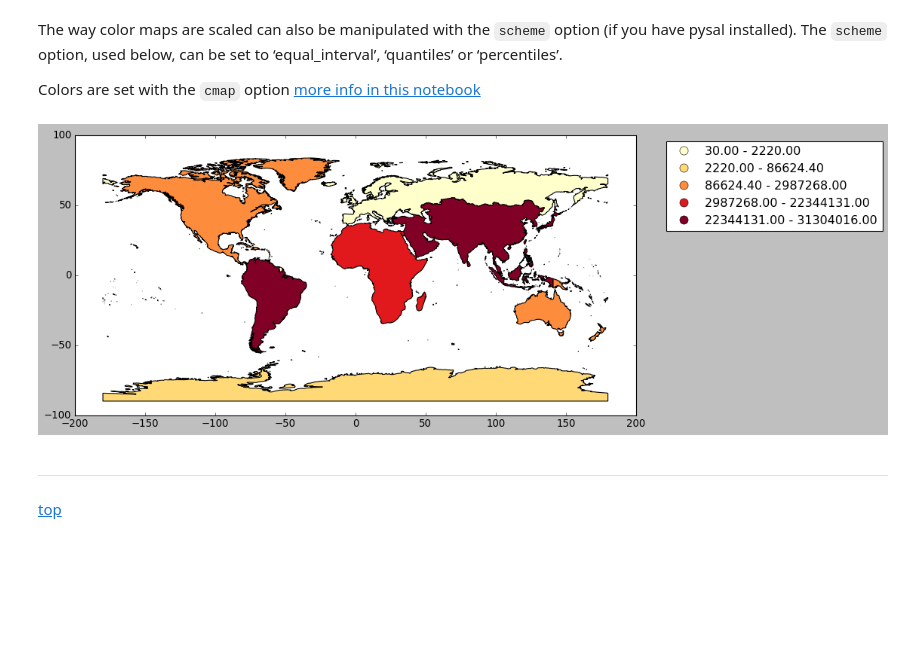
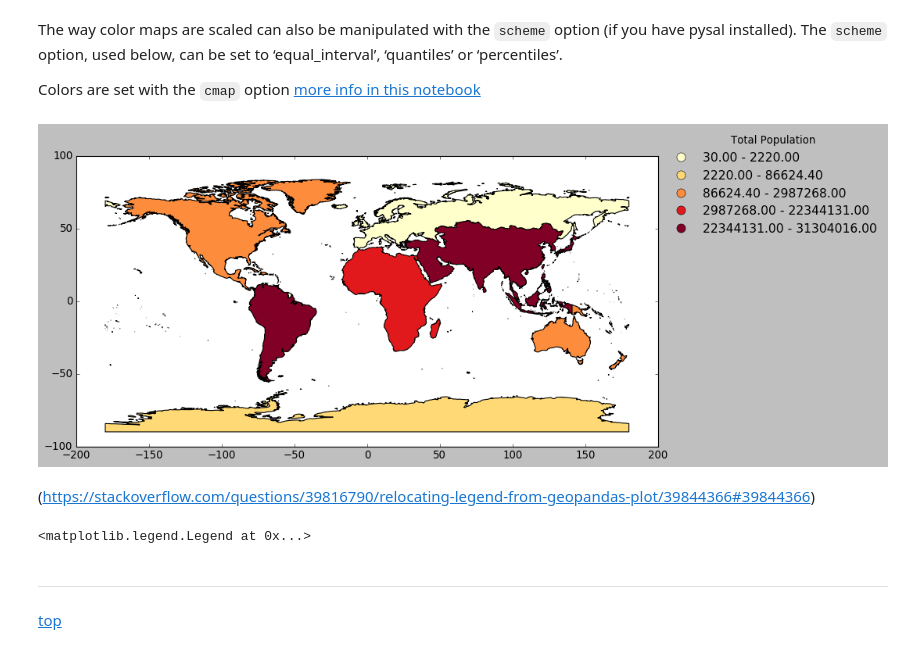
Before and after one commit to MarkCruse/python-jupyter-notebooks, a Jupyter notebook: geopandas-101.ipynb, the cells around one changed output. Drawn from its saved outputs; the diff is of its cells as text; code cells hidden in the pictures; blank space fills up the shorter version.

Commit message:
solution for legend outside the map using legend_kwds

```diff
--- a/geopandas-101.ipynb
+++ b/geopandas-101.ipynb
@@ -653,11 +653,17 @@ The way color maps are scaled can also be manipulated with the `scheme` option (
 Colors are set with the `cmap` option [more info in this notebook](./colormap-reference-cmap.ipynb)
 # %%
 fig, ax = plt.subplots(1, figsize=(12,6))
-continents.plot(ax=ax, column = 'POP_EST', scheme='quantiles', cmap='YlOrRd', alpha=1, legend=True);
-leg = ax.get_legend()
-leg.set_bbox_to_anchor((1.25, .80, 0.2, 0.2))
+continents.plot(ax=ax, column = 'POP_EST', scheme='quantiles', cmap='YlOrRd', alpha=1, legend=True,
+                            legend_kwds={'loc': 'center left','bbox_to_anchor': (1., .80, 0.2, 0.2),
+                                         'title': 'Total Population', 'fontsize': 14,'frameon': False, });
 # %% [output]
-[figure, old version]
+[figure, new version]
+# %% [markdown]
+(https://stackoverflow.com/questions/39816790/relocating-legend-from-geopandas-plot/39844366#39844366)
+# %%
+leg
+# %% [output]
+<matplotlib.legend.Legend at 0x...>
 # %% [markdown]
 ***
 [top](#Table-of-Contents)
```
